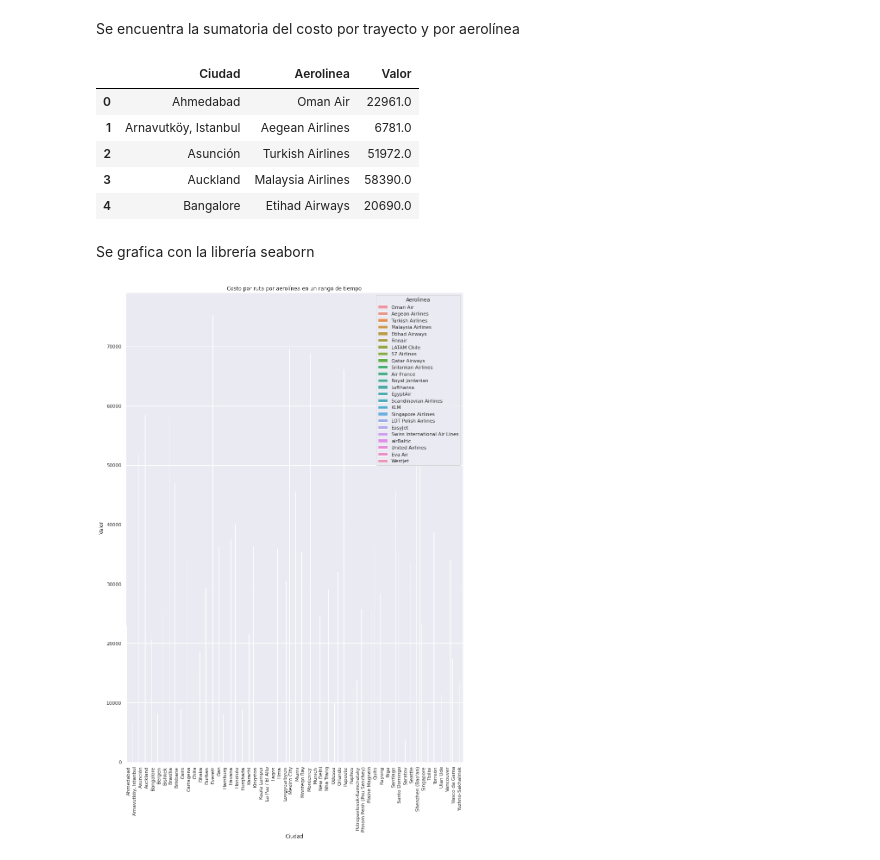
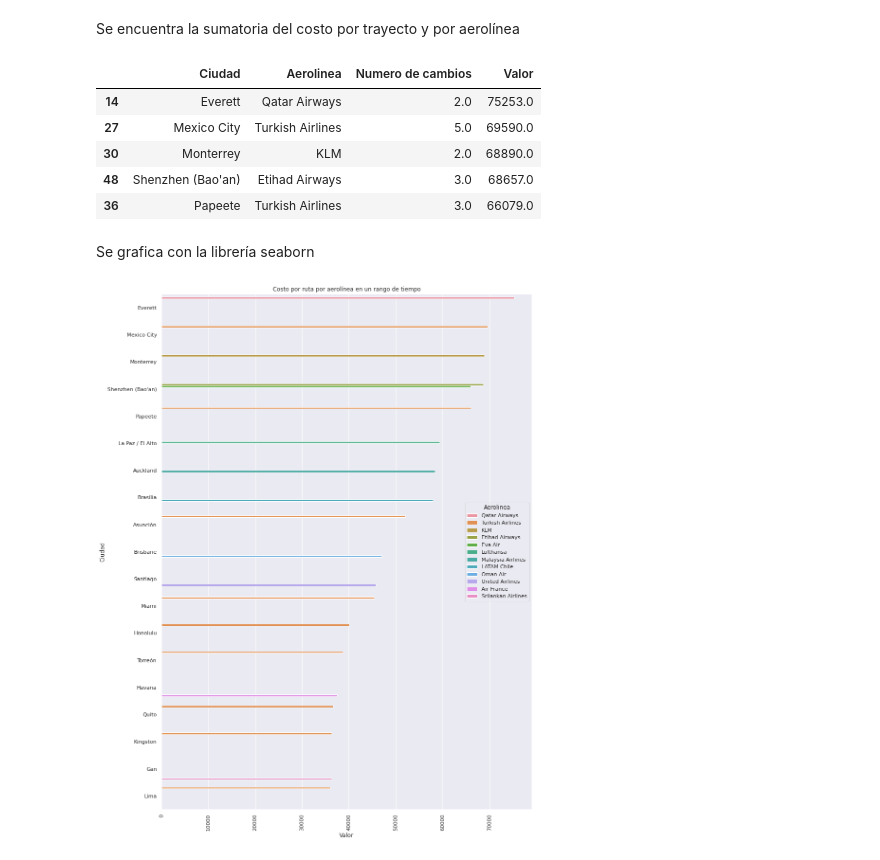
Before and after one commit to juandahur/ML-UdeA-Reto-Tec, a Jupyter notebook: Reto_Tecnologico.ipynb, the cells around one changed output. Cells and saved outputs as stored; diff of their text form; code cells hidden in the pictures.

```diff
--- a/Reto_Tecnologico.ipynb
+++ b/Reto_Tecnologico.ipynb
@@ -137,0 +238,3 @@ ticket_dataset_ciudades.head()
+# %%
+ticket_dataset_ciudades.sort_values('number_of_changes',ascending=True,inplace=True)
+ticket_dataset_ciudades
@@ -143,9 +260,9 @@ df_ciudades_aerolineas = ticket_dataset_ciudades.merge(
     left_on = 'airline',
     right_on = 'code',
     how = 'left'
-)[['municipality','name_translations.en','depart_date','value']]
+)[['municipality','name_translations.en','depart_date','number_of_changes','value']]
 df_ciudades_aerolineas.rename(columns={'municipality':'Ciudad',
-                        'name_translations.en':'Aerolinea', 'depart_date': 'Fecha Salida','value':'Valor'},
+                        'name_translations.en':'Aerolinea', 'depart_date': 'Fecha Salida','number_of_changes': 'Numero de cambios','value':'Valor'},
                inplace=True)
 df_ciudades_aerolineas.head()
 # %% [output]
@@ -240,0 +365,6 @@ plt.show()
+# %%
+sns.set(rc={"figure.figsize":(14,20)})
+sns.barplot(x ="Valor", y ="Ciudad", data = df_ciudades_numero_cambios_mayor, hue = 'Numero de cambios')
+plt.title("Numero de cambios")
+plt.xticks(rotation= 90);
+plt.show()
@@ -302,22 +435,23 @@ Ingresa la fecha final: 2022-01-30
 # %% [markdown]
 Se encuentra la sumatoria del costo por trayecto y por aerolínea
 # %%
-df_ciudades_aerolineas_fecha_g = df_ciudades_aerolineas_fecha.groupby(['Ciudad','Aerolinea']).sum('Valor').reset_index()
+df_ciudades_aerolineas_fecha_g = df_ciudades_aerolineas_fecha.groupby(['Ciudad','Aerolinea']).sum('Valor').reset_index().sort_values('Valor',ascending=False).head(20)
 df_ciudades_aerolineas_fecha_g.head()
 # %% [output]
-|  | Ciudad | Aerolinea | Valor |
-| 0 | Ahmedabad | Oman Air | 22961.0 |
-| 1 | Arnavutköy, Istanbul | Aegean Airlines | 6781.0 |
-| 2 | Asunción | Turkish Airlines | 51972.0 |
-| 3 | Auckland | Malaysia Airlines | 58390.0 |
-| 4 | Bangalore | Etihad Airways | 20690.0 |
+|  | Ciudad | Aerolinea | Numero de cambios | Valor |
+| 14 | Everett | Qatar Airways | 2.0 | 75253.0 |
+| 27 | Mexico City | Turkish Airlines | 5.0 | 69590.0 |
+| 30 | Monterrey | KLM | 2.0 | 68890.0 |
+| 48 | Shenzhen (Bao'an) | Etihad Airways | 3.0 | 68657.0 |
+| 36 | Papeete | Turkish Airlines | 3.0 | 66079.0 |
 # %% [markdown]
 Se grafica con la librería seaborn
 # %%
 sns.set(rc={"figure.figsize":(14,20)})
-sns.barplot(x ="Ciudad", y ="Valor", data = df_ciudades_aerolineas_fecha_g, hue = 'Aerolinea')
+sns.barplot(x ="Valor", y ="Ciudad", data = df_ciudades_aerolineas_fecha_g, hue = 'Aerolinea')
 plt.title("Costo por ruta por aerolínea en un rango de tiempo")
 plt.xticks(rotation= 90);
 plt.show()
+#Mostrar los 10 más relevantes con respecto al recaudo
 # %% [output]
-[figure, old version]
+[figure, new version]
```
Also changed, not shown: parts of 46 cells of this notebook.
